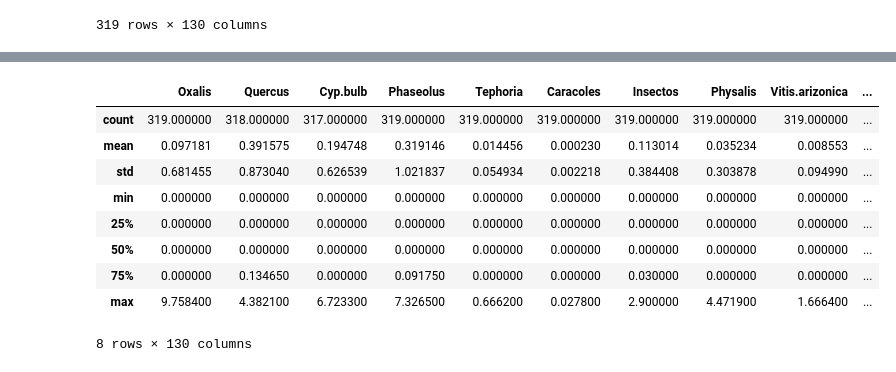
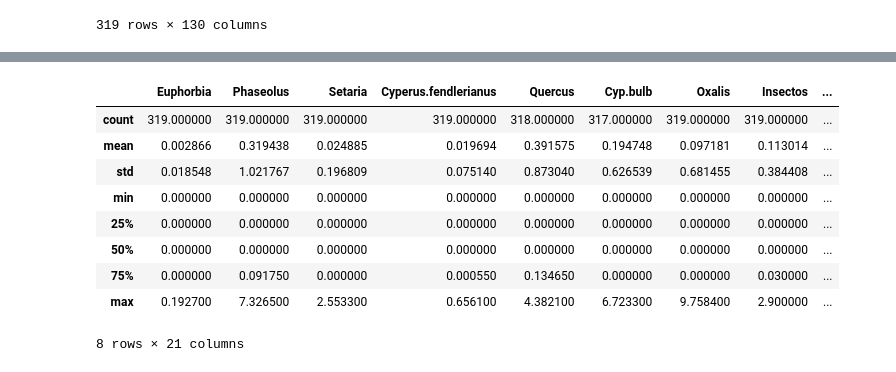
Before and after one commit to fofojaramillo/codornices-proyecto, a Jupyter notebook: eda.ipynb, the cells around one changed output, grey strips where cells are left out. Cells and saved outputs as stored; diff of their text form; code cells hidden in the pictures.

```diff
--- a/eda.ipynb
+++ b/eda.ipynb
@@ -7,7 +8,7 @@ from datetime import datetime, time
 # %% [markdown]
 ## Datos
 # %%
-df = pd.read_excel('./dieta_oscar_MCD.xlsx')
+df = pd.read_excel('./data/dieta_oscar_MCD.xlsx')
 df.shape
 # %% [output]
 (319, 146)
@@ -25,4 +26,5 @@ df.sample(3)
 columnas = df.columns.to_list()
 
 var_name = columnas[:5] + columnas[-11:]
+var_name.remove('gap')
 vars_dieta_codorniz = columnas[5:-11]
@@ -168,0 +190,2 @@ fig.show()
+# %%
+df.drop(columns=['gap'], inplace=True)
@@ -246,0 +271,22 @@ Name: count, Length: 91, dtype: int64
+# %%
+# Agrupamos las especies
+df_grouped = pd.DataFrame()
+df_grouped['Euphorbia'] = df['Euphorbia']+df['Euphorbia.1']+df['Euphorbia.2'] #+df['Euphorbia.exstipulata']+df['Euphorbia probably E. bilobata']
+df_grouped['Phaseolus'] = df['Phaseolus'] + df['Phaseolus.1']
+df_grouped['Setaria'] = df['Setaria'] + df['Setaria.1'] #+ df['Setaria nigricans']
+df_grouped[['Cyperus.fendlerianus','Quercus','Cyp.bulb', 'Oxalis', 'Insectos', 'Paspalum.distichum', 'Physalis']] = df[['Cyperus.fendlerianus', 'Quercus', 'Cyp.bulb', 'Oxalis', 'Insectos', 'Paspalum.distichum', 'Physalis']]
+
+# Definir una lista de columnas a evitar
+columnas_evitar = ['Euphorbia', 'Euphorbia.1', 'Euphorbia.2', 'Phaseolus', 'Phaseolus.1', 'Setaria', 'Setaria.1', 'Cyperus.fendlerianus','Quercus','Cyp.bulb', 'Oxalis', 'Insectos', 'Paspalum.distichum', 'Physalis']
+
+# Crear una lista de columnas agrupadas, excluyendo las columnas a evitar
+lista_columnas_agrupadas = [elemento for elemento in vars_dieta_codorniz if elemento not in columnas_evitar]
+# Calcular la suma de las columnas seleccionadas en 'lista_columnas_agrupadas' del DataFrame original 'df' y asignarla a la columna 'Otros' en 'df_grouped'
+df_grouped['Otros'] = df[lista_columnas_agrupadas].sum(axis=1)
+
+# Asignar las columnas de 'var_name' del DataFrame original 'df' al DataFrame 'df_grouped'
+df_grouped[var_name] = df[var_name]
+# Eliminar la columna 'time' del DataFrame 'df_grouped'
+df_grouped = df_grouped.drop(columns=['time'])
+
+df_grouped
@@ -247,13 +307,13 @@ Name: count, Length: 91, dtype: int64
 # %%
-df_dieta.describe()
+df_grouped.describe()
 # %% [output]
-|  | Oxalis | Quercus | Cyp.bulb | Phaseolus | Tephoria | Caracoles | Insectos | Physalis | Vitis.arizonica | ... |
-| count | 319.000000 | 318.000000 | 317.000000 | 319.000000 | 319.000000 | 319.000000 | 319.000000 | 319.000000 | 319.000000 | ... |
-| mean | 0.097181 | 0.391575 | 0.194748 | 0.319146 | 0.014456 | 0.000230 | 0.113014 | 0.035234 | 0.008553 | ... |
-| std | 0.681455 | 0.873040 | 0.626539 | 1.021837 | 0.054934 | 0.002218 | 0.384408 | 0.303878 | 0.094990 | ... |
-| min | 0.000000 | 0.000000 | 0.000000 | 0.000000 | 0.000000 | 0.000000 | 0.000000 | 0.000000 | 0.000000 | ... |
-| 25% | 0.000000 | 0.000000 | 0.000000 | 0.000000 | 0.000000 | 0.000000 | 0.000000 | 0.000000 | 0.000000 | ... |
-| 50% | 0.000000 | 0.000000 | 0.000000 | 0.000000 | 0.000000 | 0.000000 | 0.000000 | 0.000000 | 0.000000 | ... |
-| 75% | 0.000000 | 0.134650 | 0.000000 | 0.091750 | 0.000000 | 0.000000 | 0.030000 | 0.000000 | 0.000000 | ... |
-| max | 9.758400 | 4.382100 | 6.723300 | 7.326500 | 0.666200 | 0.027800 | 2.900000 | 4.471900 | 1.666400 | ... |
+|  | Euphorbia | Phaseolus | Setaria | Cyperus.fendlerianus | Quercus | Cyp.bulb | Oxalis | Insectos | ... |
+| count | 319.000000 | 319.000000 | 319.000000 | 319.000000 | 318.000000 | 317.000000 | 319.000000 | 319.000000 | ... |
+| mean | 0.002866 | 0.319438 | 0.024885 | 0.019694 | 0.391575 | 0.194748 | 0.097181 | 0.113014 | ... |
+| std | 0.018548 | 1.021767 | 0.196809 | 0.075140 | 0.873040 | 0.626539 | 0.681455 | 0.384408 | ... |
+| min | 0.000000 | 0.000000 | 0.000000 | 0.000000 | 0.000000 | 0.000000 | 0.000000 | 0.000000 | ... |
+| 25% | 0.000000 | 0.000000 | 0.000000 | 0.000000 | 0.000000 | 0.000000 | 0.000000 | 0.000000 | ... |
+| 50% | 0.000000 | 0.000000 | 0.000000 | 0.000000 | 0.000000 | 0.000000 | 0.000000 | 0.000000 | ... |
+| 75% | 0.000000 | 0.091750 | 0.000000 | 0.000550 | 0.134650 | 0.000000 | 0.000000 | 0.030000 | ... |
+| max | 0.192700 | 7.326500 | 2.553300 | 0.656100 | 4.382100 | 6.723300 | 9.758400 | 2.900000 | ... |
-8 rows × 130 columns
+8 rows × 21 columns
```
Also changed, not shown: parts of 18 cells of this notebook.
